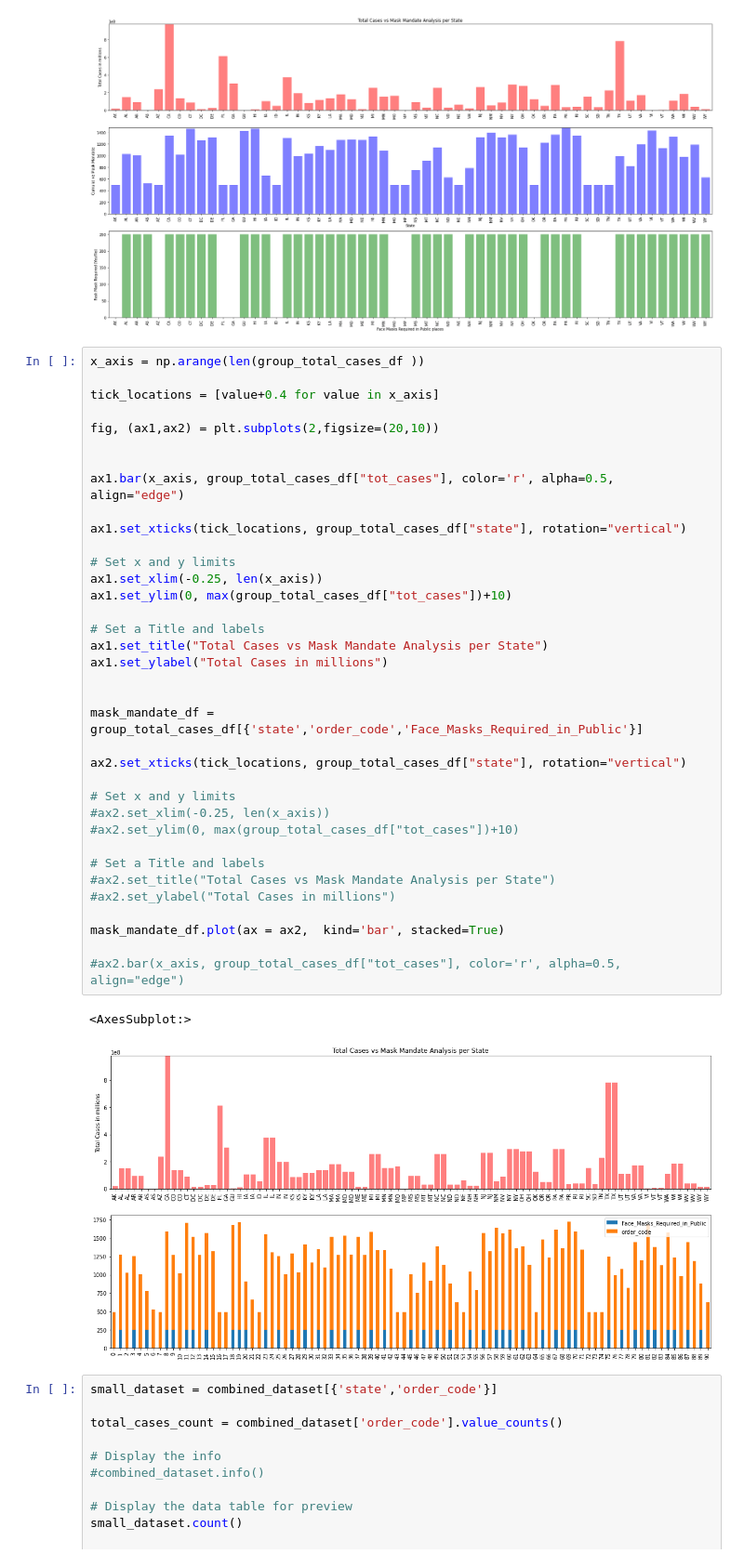
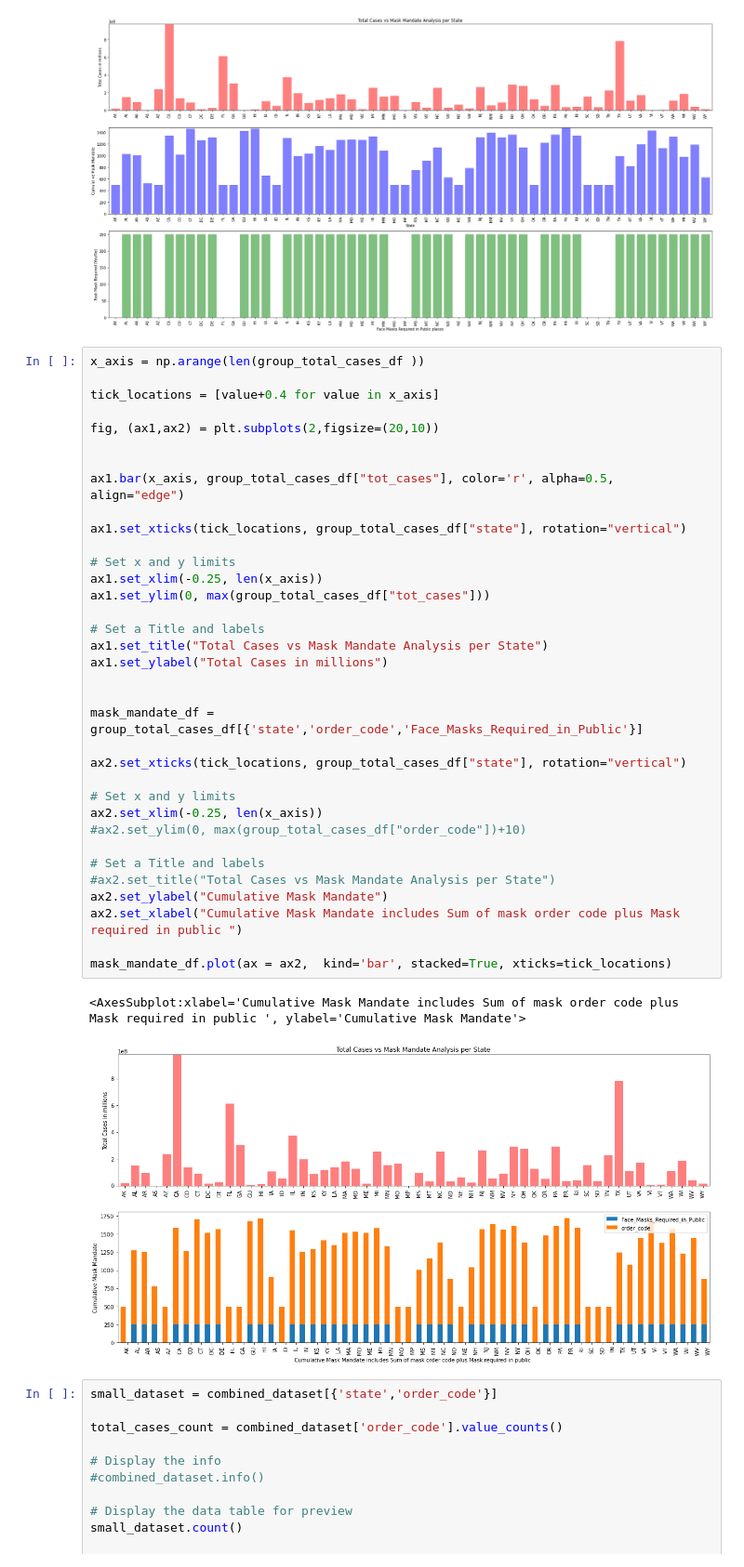
Before and after one commit to ranusuri/Team-A-Project-1, a Jupyter notebook: radhika_a/Covid_data_Radhika.ipynb, the cells around one changed output. Shown at 93% size. Saved outputs shown, nothing was run; the diff lists cells and outputs as text.

Commit message:
added new plots

```diff
--- a/radhika_a/Covid_data_Radhika.ipynb
+++ b/radhika_a/Covid_data_Radhika.ipynb
@@ -185,42 +185,41 @@ Text(0, 0.5, 'Fask Mask Required (Yes/No)')
 # %%
 x_axis = np.arange(len(group_total_cases_df ))
 
 tick_locations = [value+0.4 for value in x_axis]
 
 fig, (ax1,ax2) = plt.subplots(2,figsize=(20,10))
 
 
 ax1.bar(x_axis, group_total_cases_df["tot_cases"], color='r', alpha=0.5, align="edge")
 
 ax1.set_xticks(tick_locations, group_total_cases_df["state"], rotation="vertical")
 
 # Set x and y limits
 ax1.set_xlim(-0.25, len(x_axis))
-ax1.set_ylim(0, max(group_total_cases_df["tot_cases"])+10)
+ax1.set_ylim(0, max(group_total_cases_df["tot_cases"]))
 
 # Set a Title and labels
 ax1.set_title("Total Cases vs Mask Mandate Analysis per State")
 ax1.set_ylabel("Total Cases in millions")
 
 
 mask_mandate_df = group_total_cases_df[{'state','order_code','Face_Masks_Required_in_Public'}]
 
 ax2.set_xticks(tick_locations, group_total_cases_df["state"], rotation="vertical")
 
 # Set x and y limits
-#ax2.set_xlim(-0.25, len(x_axis))
-#ax2.set_ylim(0, max(group_total_cases_df["tot_cases"])+10)
+ax2.set_xlim(-0.25, len(x_axis))
+#ax2.set_ylim(0, max(group_total_cases_df["order_code"])+10)
 
 # Set a Title and labels
 #ax2.set_title("Total Cases vs Mask Mandate Analysis per State")
-#ax2.set_ylabel("Total Cases in millions")
+ax2.set_ylabel("Cumulative Mask Mandate")
+ax2.set_xlabel("Cumulative Mask Mandate includes Sum of mask order code plus Mask required in public ")
 
-mask_mandate_df.plot(ax = ax2,  kind='bar', stacked=True)
-
-#ax2.bar(x_axis, group_total_cases_df["tot_cases"], color='r', alpha=0.5, align="edge")
+mask_mandate_df.plot(ax = ax2,  kind='bar', stacked=True, xticks=tick_locations)
 # %% [output]
-<AxesSubplot:>
+<AxesSubplot:xlabel='Cumulative Mask Mandate includes Sum of mask order code plus Mask required in public ', ylabel='Cumulative Mask Mandate'>
-[figure, old version]
+[figure, new version]
 # %%
 small_dataset = combined_dataset[{'state','order_code'}]
 
```
